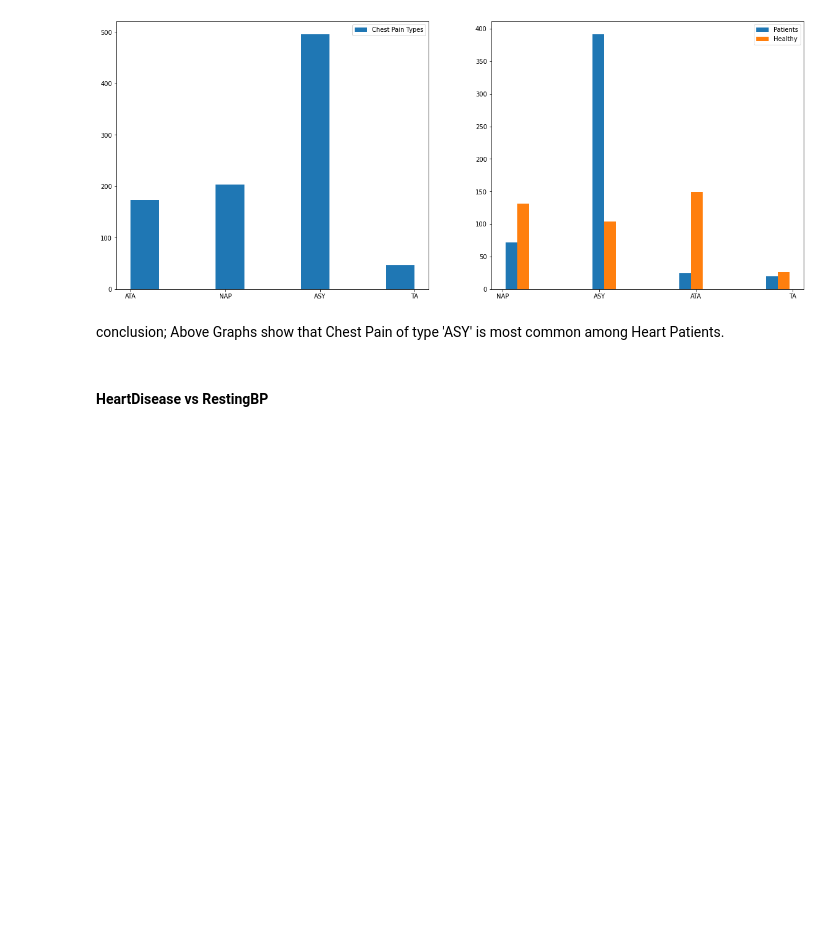
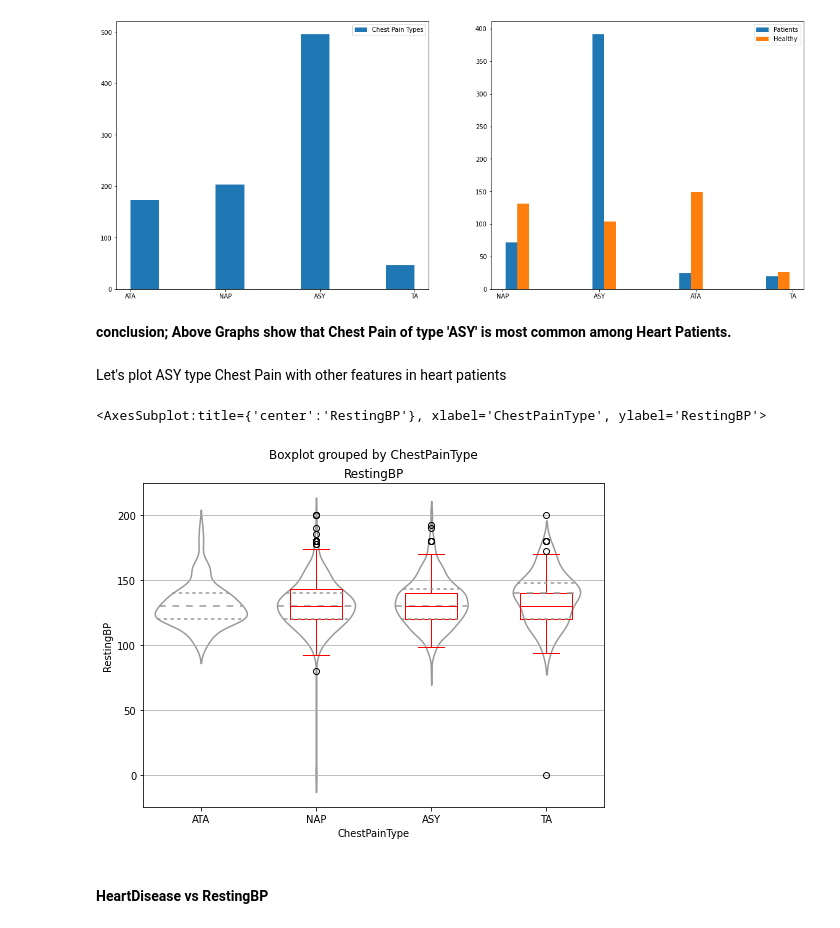
Before and after one commit to Irfan-Ahmad-byte/Heart-Failure, a Jupyter notebook: heart_failure.ipynb, the cells around one changed output. Saved outputs shown, nothing was run; the diff lists cells and outputs as text; code cells hidden in the pictures; blank space fills up the shorter version.

```diff
--- a/heart_failure.ipynb
+++ b/heart_failure.ipynb
@@ -146,7 +146,18 @@ ax[0].legend()
 <matplotlib.legend.Legend at 0x...>
 [figure]
 # %% [markdown]
-conclusion; Above Graphs show that Chest Pain of type 'ASY' is most common among Heart Patients.
+**conclusion; Above Graphs show that Chest Pain of type 'ASY' is most common among Heart Patients.**
+# %% [markdown]
+Let's plot ASY type Chest Pain with other features in heart patients
+# %%
+fig, ax = plt.subplots(1,figsize=(8,6))
+heart.boxplot(by='ChestPainType', column='RestingBP', color='red', ax=ax)
+sns.violinplot(heart.ChestPainType, heart.RestingBP, inner='quartile', color='white', ax=ax)
+# ax.plot(heart['RestingBP'])
+# heart[heart['ChestPainType']=='ASY'][['HeartDisease']].plot(figsize=(14,6))
+# %% [output]
+<AxesSubplot:title={'center':'RestingBP'}, xlabel='ChestPainType', ylabel='RestingBP'>
+[figure, added]
 # %% [markdown]
 #### **HeartDisease vs RestingBP**
 # %%
```
Also changed, not shown: parts of 48 cells of this notebook.
